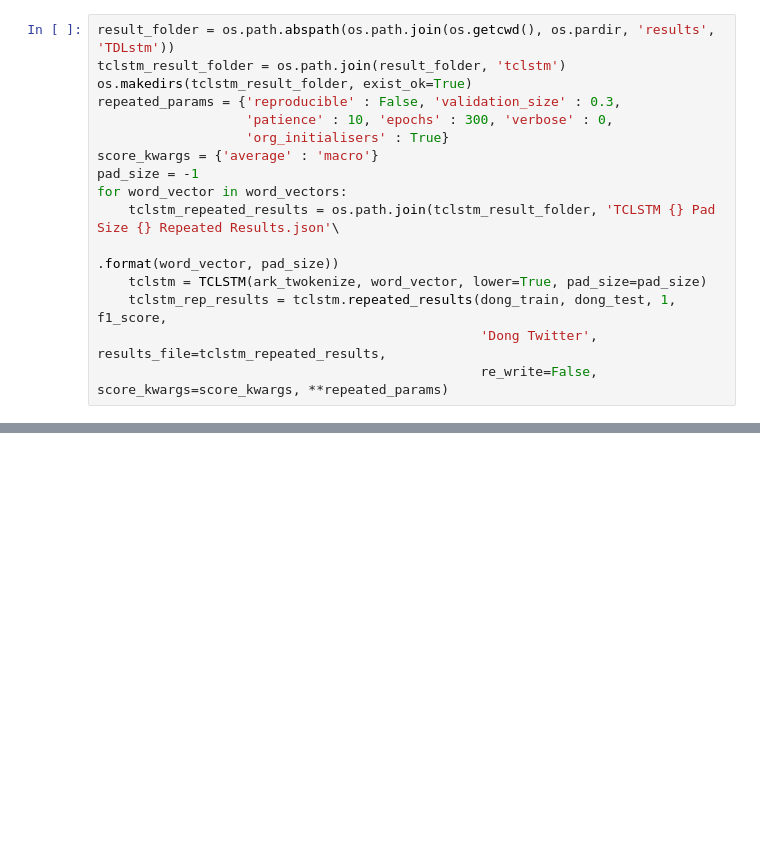
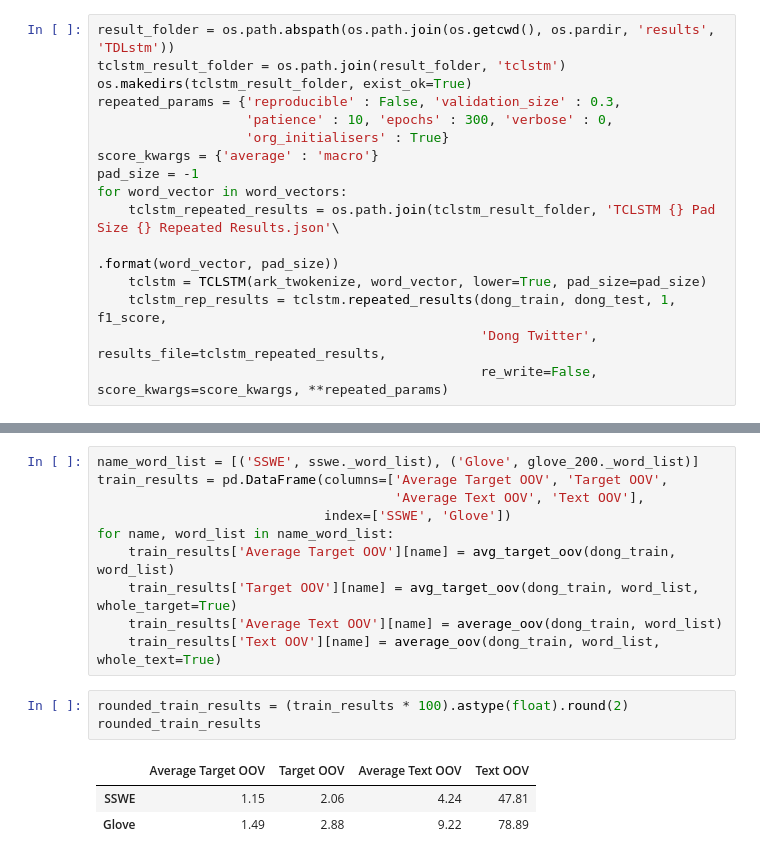
Before and after one commit to apmoore1/Bella, a Jupyter notebook: notebooks/LSTM.ipynb, the cells around one changed output, grey strips where cells are left out. Saved outputs shown, nothing was run; the diff lists cells and outputs as text; blank space fills up the shorter version.

```diff
--- a/notebooks/LSTM.ipynb
+++ b/notebooks/LSTM.ipynb
@@ -193,0 +244,17 @@ pd.DataFrame(mean_glove_200_results, index=['Original', 'Reproduced']).round(1)
+# %%
+name_word_list = [('SSWE', sswe._word_list), ('Glove', glove_200._word_list)]
+train_results = pd.DataFrame(columns=['Average Target OOV', 'Target OOV',
+                                      'Average Text OOV', 'Text OOV'],
+                             index=['SSWE', 'Glove'])
+for name, word_list in name_word_list:
+    train_results['Average Target OOV'][name] = avg_target_oov(dong_train, word_list)
+    train_results['Target OOV'][name] = avg_target_oov(dong_train, word_list, whole_target=True)
+    train_results['Average Text OOV'][name] = average_oov(dong_train, word_list)
+    train_results['Text OOV'][name] = average_oov(dong_train, word_list, whole_text=True)
+# %%
+rounded_train_results = (train_results * 100).astype(float).round(2)
+rounded_train_results
+# %% [output]
+|  | Average Target OOV | Target OOV | Average Text OOV | Text OOV |
+| SSWE | 1.15 | 2.06 | 4.24 | 47.81 |
+| Glove | 1.49 | 2.88 | 9.22 | 78.89 |
```
Also changed, not shown: parts of 15 cells of this notebook, 1 other file.
